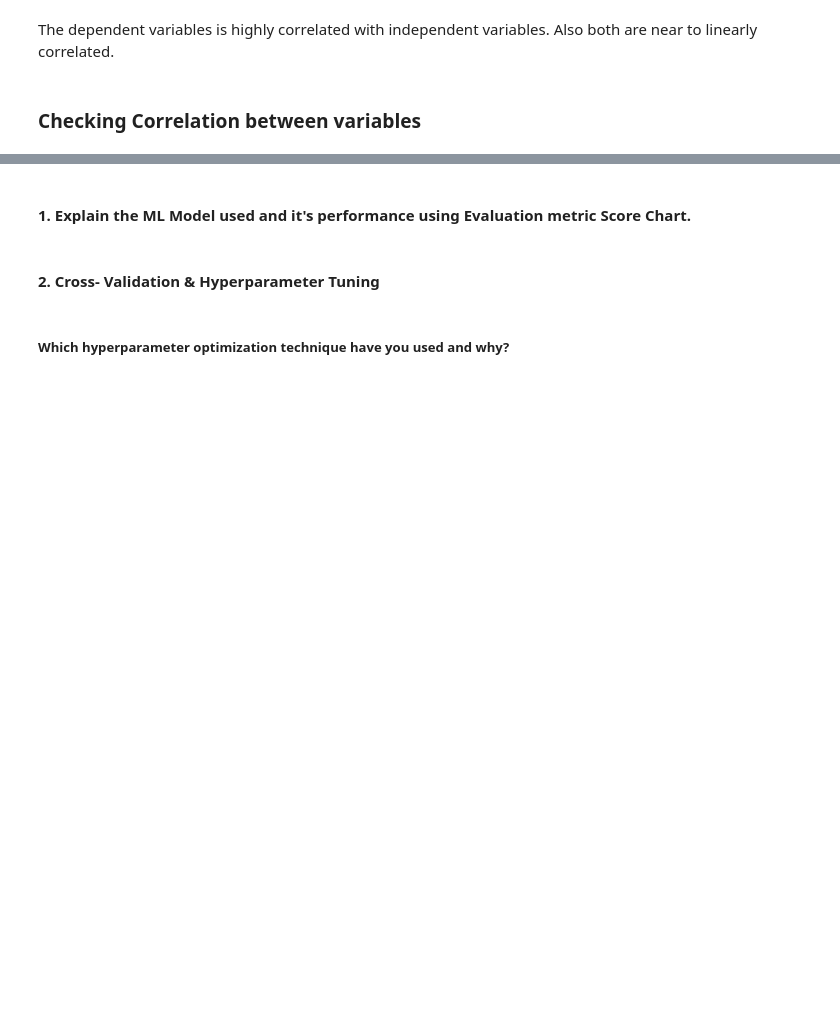
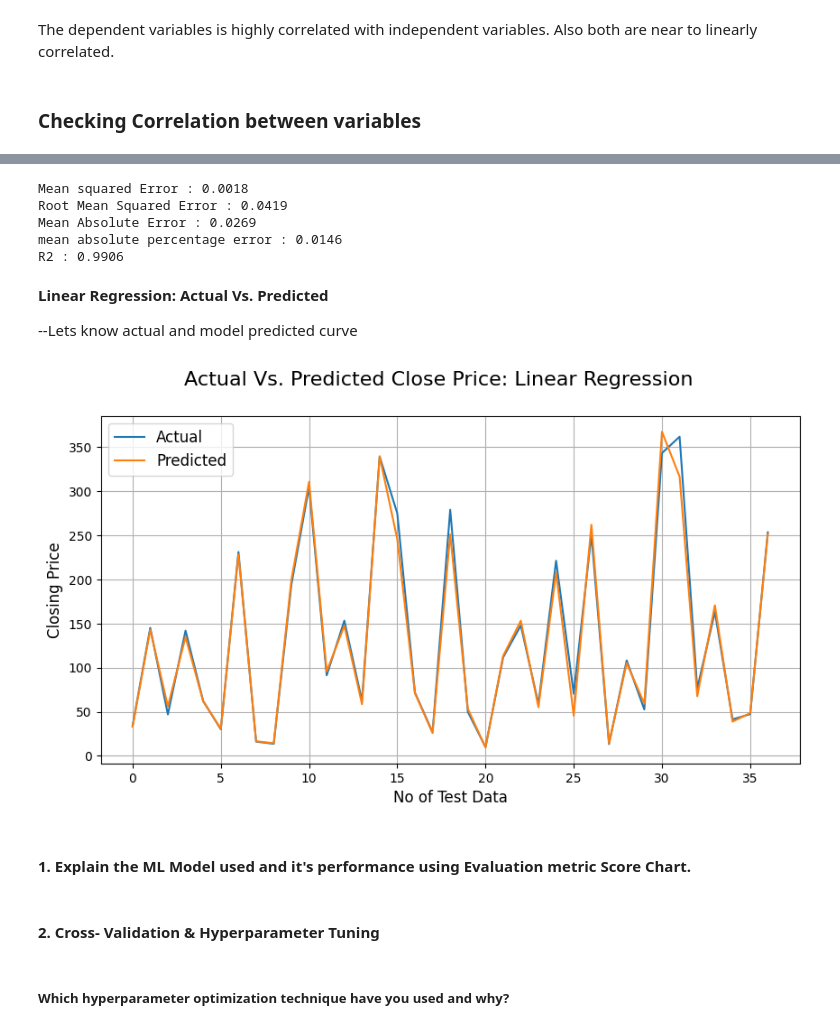
Before and after one commit to atulchune/YesBank_Stock_closing_price_prediction, a Jupyter notebook: YesBank_closing_stock_price_prediction.ipynb, the cells around one changed output, grey strips where cells are left out. Cells and saved outputs as stored; diff of their text form; code cells hidden in the pictures; blank space fills up the shorter version.

Commit message:
Model 1 preparation

```diff
--- a/YesBank_closing_stock_price_prediction.ipynb
+++ b/YesBank_closing_stock_price_prediction.ipynb
@@ -629,0 +534,13 @@ Answer Here.
+# %%
+from scipy.stats import zscore
+#Train test split
+#Independent variable
+X = np.log10(df_copy[independent_variables]).values
+#dependent variable
+y = np.log10(df['Close']).values
+# %%
+from sklearn.model_selection import train_test_split
+#Train test split
+X_train, X_test, y_train, y_test = train_test_split( X,y , test_size = 0.2, random_state = 0)
+print(X_train.shape)
+print(X_test.shape)
@@ -629,0 +555,6 @@ Answer Here.
+# %%
+# Linear regression model
+#fit data into Linear Regression
+from sklearn.linear_model import LinearRegression
+linear_reg = LinearRegression()
+reg = linear_reg.fit(X_train, y_train)
@@ -629,0 +575,4 @@ Answer Here.
+# %%
+#prediction of test data.
+y_pred = linear_reg.predict(X_test)
+y_pred
@@ -630,3 +634,31 @@ Answer Here.
+# %%
+print("Mean squared Error :",round(mean_squared_error(y_test, y_pred), 4))
+print("Root Mean Squared Error :",round(math.sqrt(mean_squared_error(y_test, y_pred)),4))
+print("Mean Absolute Error :",round(mean_absolute_error(y_test, y_pred),4))
+print("mean absolute percentage error :",round(mean_absolute_percentage_error(y_test, y_pred),4))
+print("R2 :",round(r2_score(y_test, y_pred), 4))
+# %% [output]
+Mean squared Error : 0.0018
+Root Mean Squared Error : 0.0419
+Mean Absolute Error : 0.0269
+mean absolute percentage error : 0.0146
+R2 : 0.9906
+# %% [markdown]
+**Linear Regression: Actual Vs. Predicted**
+
+--Lets know actual and model predicted curve
+# %%
+# Actual Price vs. Predicted Price for Linear Regression Plot
+plt.figure(figsize=(10,5))
+plt.plot(10**(np.array(y_test)))
+plt.plot(10**(y_pred))
+plt.suptitle('Actual Vs. Predicted Close Price: Linear Regression', fontsize=16)
+plt.legend(['Actual','Predicted'], fontsize=12)
+plt.xlabel('No of Test Data', fontsize=12)
+plt.ylabel('Closing Price', fontsize=12)
+plt.grid()
+# %% [output]
+[figure, added]
 # %% [markdown]
 #### 1. Explain the ML Model used and it's performance using Evaluation metric Score Chart.
 # %%
```
Also changed, not shown: parts of 105 cells of this notebook.
